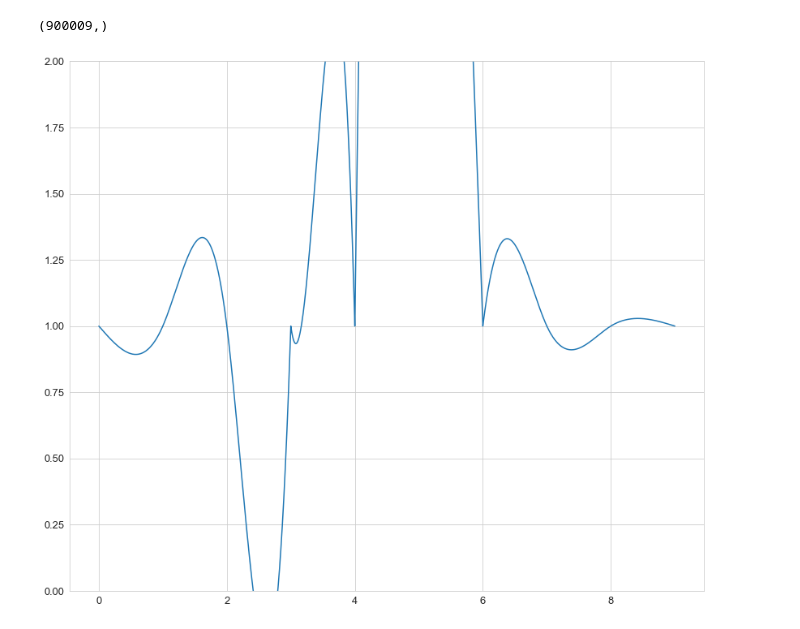
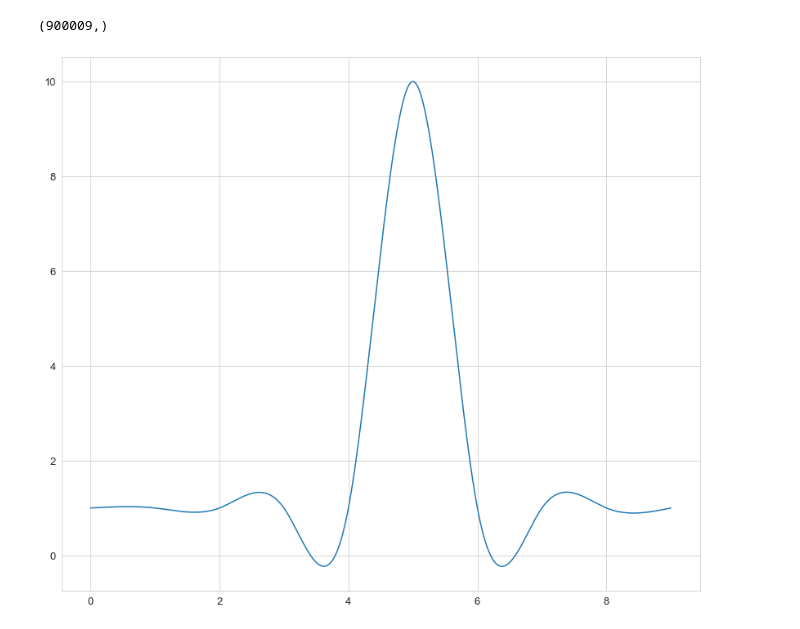
Before and after one commit to ScRiB2/information_about_AI, a Jupyter notebook: SplainUnique.ipynb, the cells around one changed output. Drawn from its saved outputs; the diff is of its cells as text; code cells hidden in the pictures.

```diff
--- a/SplainUnique.ipynb
+++ b/SplainUnique.ipynb
@@ -28,7 +28,7 @@ def koefSplain(h, u, d, Deriv,n, boundary):
             A[i][i-1] = h[i]
             A[i][i]=2*(h[i]+h[i+1])
             A[i][i+1]=h[i]
-            A[i][n-1]=u[i]
+            A[i][n-1]=u[i-1]
     A[1][2] = h[2]
     A[n-2][n-3]=h[n-2]
     A[1][1] = 2*(h[1]+h[2])
@@ -121,32 +121,32 @@ def Splain(x,y, Deriv, boundary = 1):
 #         print(g[i])
     new_all_x = np.array([])
     new_all_y = np.array([])
     for i in range(n-1):
         new_x = np.arange(x[i], x[i+1]+0.00001, 0.00001)
         new_y = np.polyval(g[i][:], new_x-x[i])
         new_all_x = np.hstack([new_all_x, new_x])
 
         new_all_y = np.hstack([new_all_y, new_y])
 #         print(new_y)
 #         plt.plot(new_x,new_y)
     plt.plot(new_all_x, new_all_y)
     print(new_all_x.shape)
 
 
 a = -3
 b = 3
 n = 100
 x = np.linspace(a, b, n)
 y = x ** 3
 x = [i for i in range(10)]
 y = [1 for i in range(9)]
 y.insert(5, 10)
 
 A = 0
 B = 0
 # plt.plot(x, y, color='black', linestyle='dashed')
-plt.ylim(0, 2)
+# plt.ylim(0, 2)
 Splain(x, y,[A,B],0)
 # %% [output]
 (900009,)
-[figure, old version]
+[figure, new version]
```
Also changed, not shown: 3 other files.
